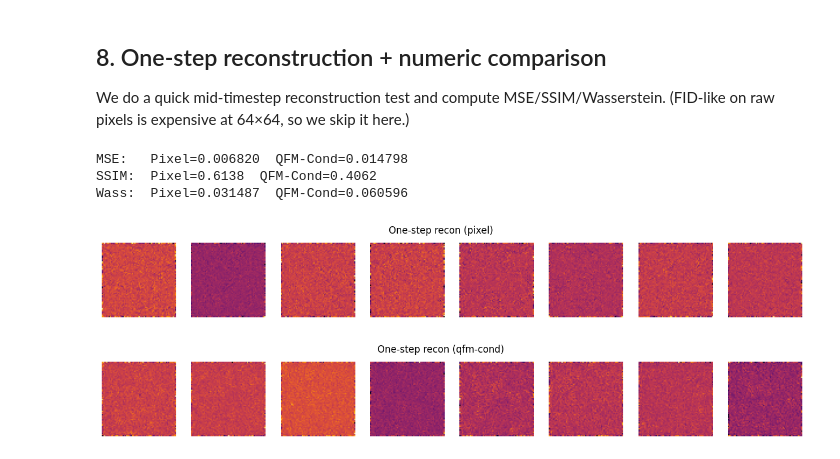
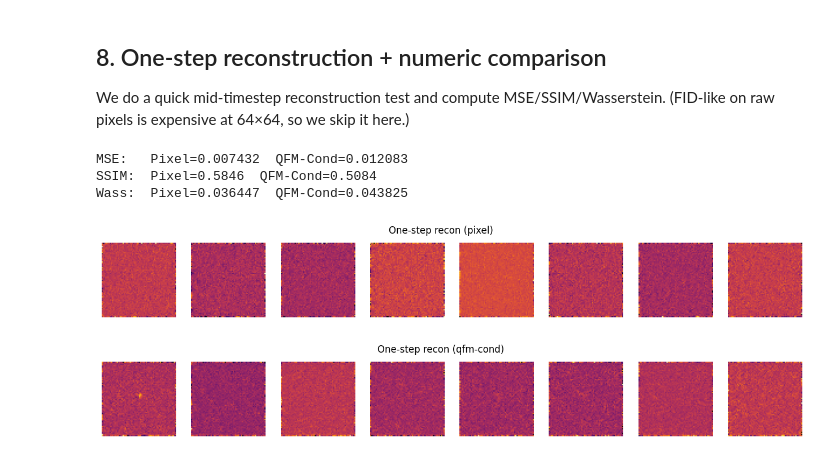
Before and after one commit to mashathepotato/GSoC-Quantum-Diffusion-Model, a Jupyter notebook: notebooks/quantum/qfm_cond_qg.ipynb, the cells around one changed output. Cells and saved outputs as stored; diff of their text form; code cells hidden in the pictures.

```diff
--- a/notebooks/quantum/qfm_cond_qg.ipynb
+++ b/notebooks/quantum/qfm_cond_qg.ipynb
@@ -307,19 +426,22 @@ We do a quick mid-timestep reconstruction test and compute MSE/SSIM/Wasserstein.
 (FID-like on raw pixels is expensive at 64×64, so we skip it here.)
 # %%
 @torch.no_grad()
-def one_step_recon(model, x0, cond=None):
-    t = torch.full((x0.shape[0],), T // 2, device=device, dtype=torch.long)
-    eps = torch.randn_like(x0)
-    x_t = q_sample(x0, t, eps)
+def one_step_recon(model, x0, cond=None, t_val=None, gen=None):
+    if t_val is None:
+        t_val = torch.full((x0.shape[0],), T // 2, device=device, dtype=torch.long)
+    if gen is None:
+        gen = torch.Generator(device=device).manual_seed(seed + 2)
+    eps = torch.randn(x0.shape, device=device, generator=gen)
+    x_t = q_sample(x0, t_val, eps)
     if cond is None:
-        pred_eps = model(x_t, t)
+        pred_eps = model(x_t, t_val)
     else:
-        pred_eps = model(torch.cat([x_t, cond], dim=1), t)
-    x0_hat = predict_x0_from_noise(x_t, t, pred_eps)
+        pred_eps = model(torch.cat([x_t, cond], dim=1), t_val)
+    x0_hat = predict_x0_from_noise(x_t, t_val, pred_eps)
     return x0_hat
 
-val_batch = val_px[:64].to(device)
-val_cond = upsample_cond(val_q[:64].to(device))
+val_batch = val_batch_fixed
+val_cond = val_cond_fixed
 
 rec_px = one_step_recon(model_px, val_batch)
 rec_q = one_step_recon(model_px_qfm, val_batch, cond=val_cond)
@@ -331,35 +453,35 @@ real = npify(val_batch)
 r_px = npify(rec_px)
 r_q = npify(rec_q)
 
 # clamp for metrics
 real = np.clip(real, -1.0, 1.0)
 r_px = np.clip(r_px, -1.0, 1.0)
 r_q = np.clip(r_q, -1.0, 1.0)
 
 def mean_ssim(a, b):
     return float(np.mean([ssim(a[i], b[i], data_range=2.0) for i in range(a.shape[0])]))
 
 def mean_wass(a, b):
     # per-image 1D Wasserstein on flattened pixels
     from scipy.stats import wasserstein_distance
     return float(np.mean([wasserstein_distance(a[i].ravel(), b[i].ravel()) for i in range(a.shape[0])]))
 
 mse_px = float(np.mean((r_px - real) ** 2))
 mse_q = float(np.mean((r_q - real) ** 2))
 ssim_px = mean_ssim(real, r_px)
 ssim_q = mean_ssim(real, r_q)
 wass_px = mean_wass(real, r_px)
 wass_q = mean_wass(real, r_q)
 
 print(f'MSE:   Pixel={mse_px:.6f}  QFM-Cond={mse_q:.6f}')
 print(f'SSIM:  Pixel={ssim_px:.4f}  QFM-Cond={ssim_q:.4f}')
 print(f'Wass:  Pixel={wass_px:.6f}  QFM-Cond={wass_q:.6f}')
 
 show_imgs(rec_px, n=8, title='One-step recon (pixel)')
 show_imgs(rec_q, n=8, title='One-step recon (qfm-cond)')
 # %% [output]
-MSE:   Pixel=0.006820  QFM-Cond=0.014798
-SSIM:  Pixel=0.6138  QFM-Cond=0.4062
-Wass:  Pixel=0.031487  QFM-Cond=0.060596
+MSE:   Pixel=0.007432  QFM-Cond=0.012083
+SSIM:  Pixel=0.5846  QFM-Cond=0.5084
+Wass:  Pixel=0.036447  QFM-Cond=0.043825
-[figure, old version]
+[figure, new version]
-[figure, old version]
+[figure, new version]
```
Also changed, not shown: parts of 7 cells of this notebook.
